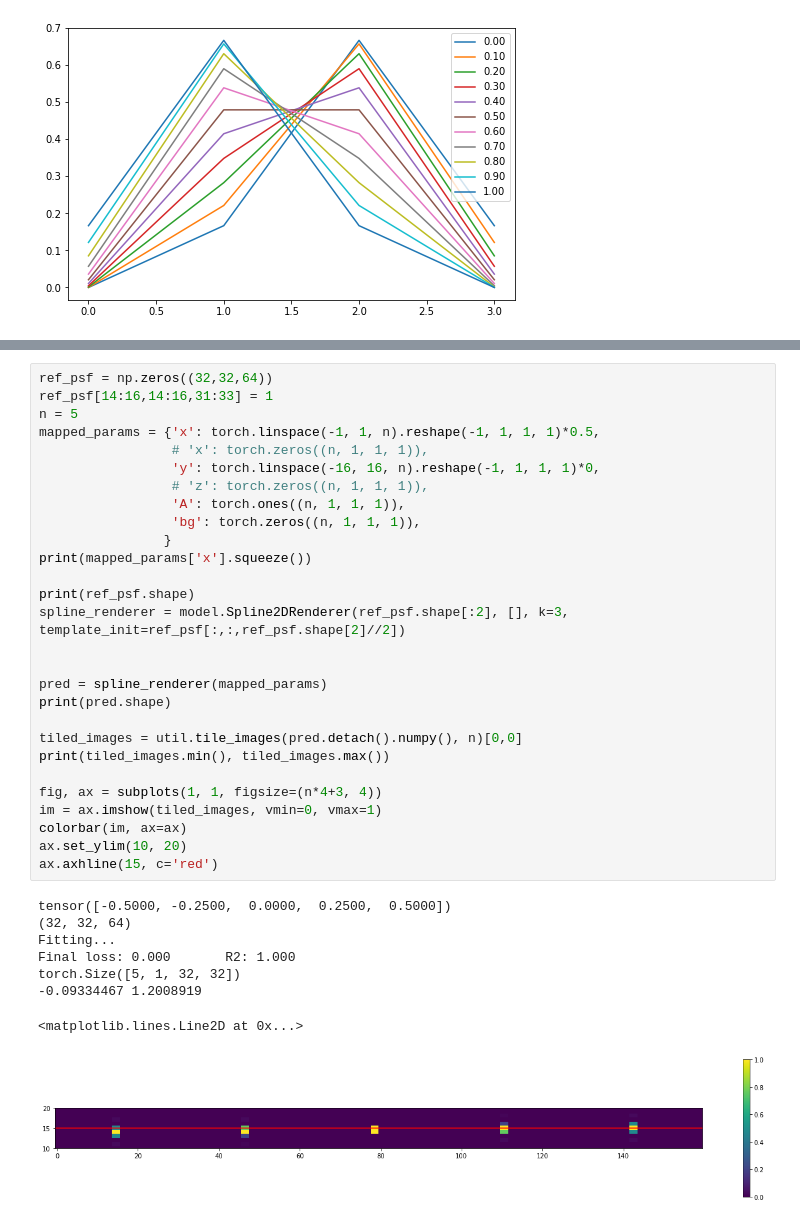
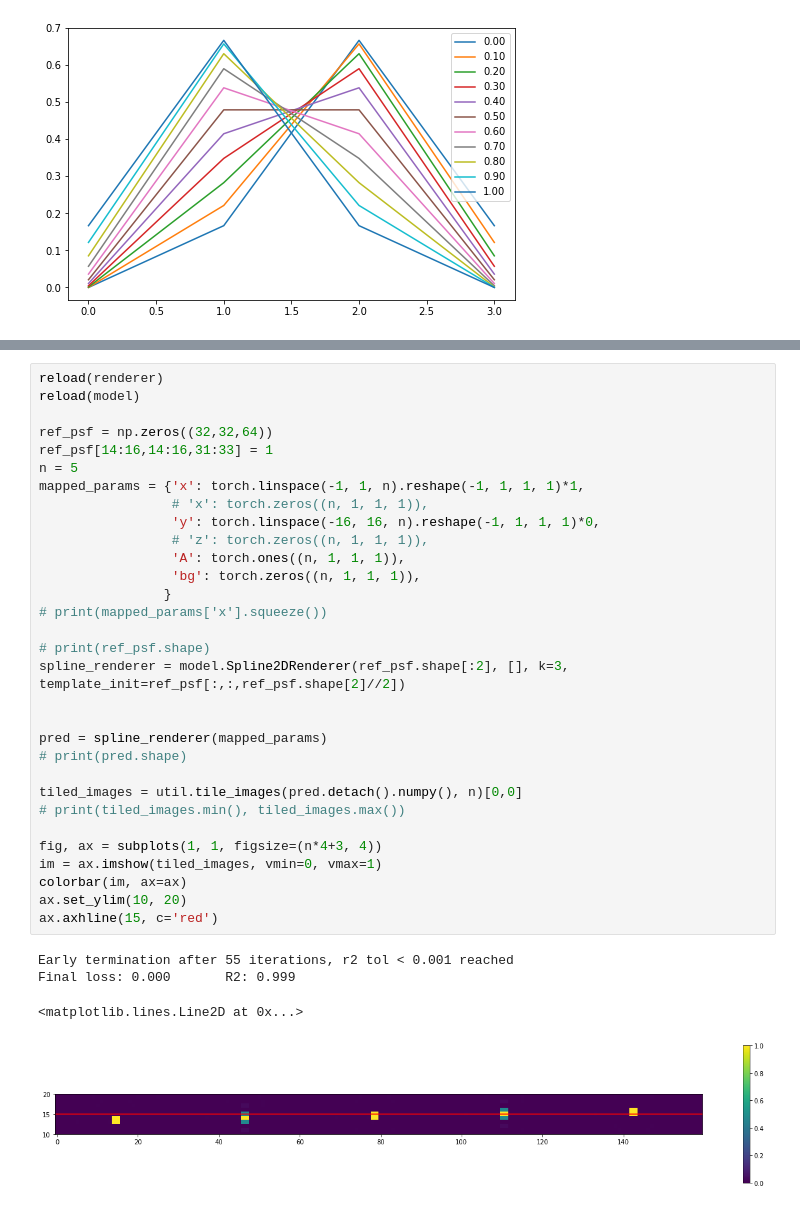
Before and after one commit to kkhchung/smlm-dl, a Jupyter notebook: smlm_dl/spline_tests.ipynb, the cells around one changed output, grey strips where cells are left out. Cells and saved outputs as stored; diff of their text form.

Commit message:
Improved spline fitting to be more robust.

```diff
--- a/smlm_dl/spline_tests.ipynb
+++ b/smlm_dl/spline_tests.ipynb
@@ -278,40 +273,39 @@ Line #      Hits         Time  Per Hit   % Time  Line Contents
 # %%
+reload(renderer)
+reload(model)
+
 ref_psf = np.zeros((32,32,64))
 ref_psf[14:16,14:16,31:33] = 1
 n = 5
-mapped_params = {'x': torch.linspace(-1, 1, n).reshape(-1, 1, 1, 1)*0.5,
+mapped_params = {'x': torch.linspace(-1, 1, n).reshape(-1, 1, 1, 1)*1,
                  # 'x': torch.zeros((n, 1, 1, 1)),
                  'y': torch.linspace(-16, 16, n).reshape(-1, 1, 1, 1)*0,
                  # 'z': torch.zeros((n, 1, 1, 1)),
                  'A': torch.ones((n, 1, 1, 1)),
                  'bg': torch.zeros((n, 1, 1, 1)),
                 }
-print(mapped_params['x'].squeeze())
+# print(mapped_params['x'].squeeze())
 
-print(ref_psf.shape)
+# print(ref_psf.shape)
 spline_renderer = model.Spline2DRenderer(ref_psf.shape[:2], [], k=3, template_init=ref_psf[:,:,ref_psf.shape[2]//2])
 
 
 pred = spline_renderer(mapped_params)
-print(pred.shape)
+# print(pred.shape)
 
 tiled_images = util.tile_images(pred.detach().numpy(), n)[0,0]
-print(tiled_images.min(), tiled_images.max())
+# print(tiled_images.min(), tiled_images.max())
 
 fig, ax = subplots(1, 1, figsize=(n*4+3, 4))
 im = ax.imshow(tiled_images, vmin=0, vmax=1)
 colorbar(im, ax=ax)
 ax.set_ylim(10, 20)
 ax.axhline(15, c='red')
 # %% [output]
-tensor([-0.5000, -0.2500,  0.0000,  0.2500,  0.5000])
-(32, 32, 64)
-Fitting...
-Final loss: 0.000       R2: 1.000
-torch.Size([5, 1, 32, 32])
--0.09334467 1.2008919
+Early termination after 55 iterations, r2 tol < 0.001 reached
+Final loss: 0.000       R2: 0.999
 <matplotlib.lines.Line2D at 0x...>
-[figure, old version]
+[figure, new version]
 # %%
 import dataset
 reload(dataset)
```
Also changed, not shown: parts of 13 cells of this notebook, 1 other file.
